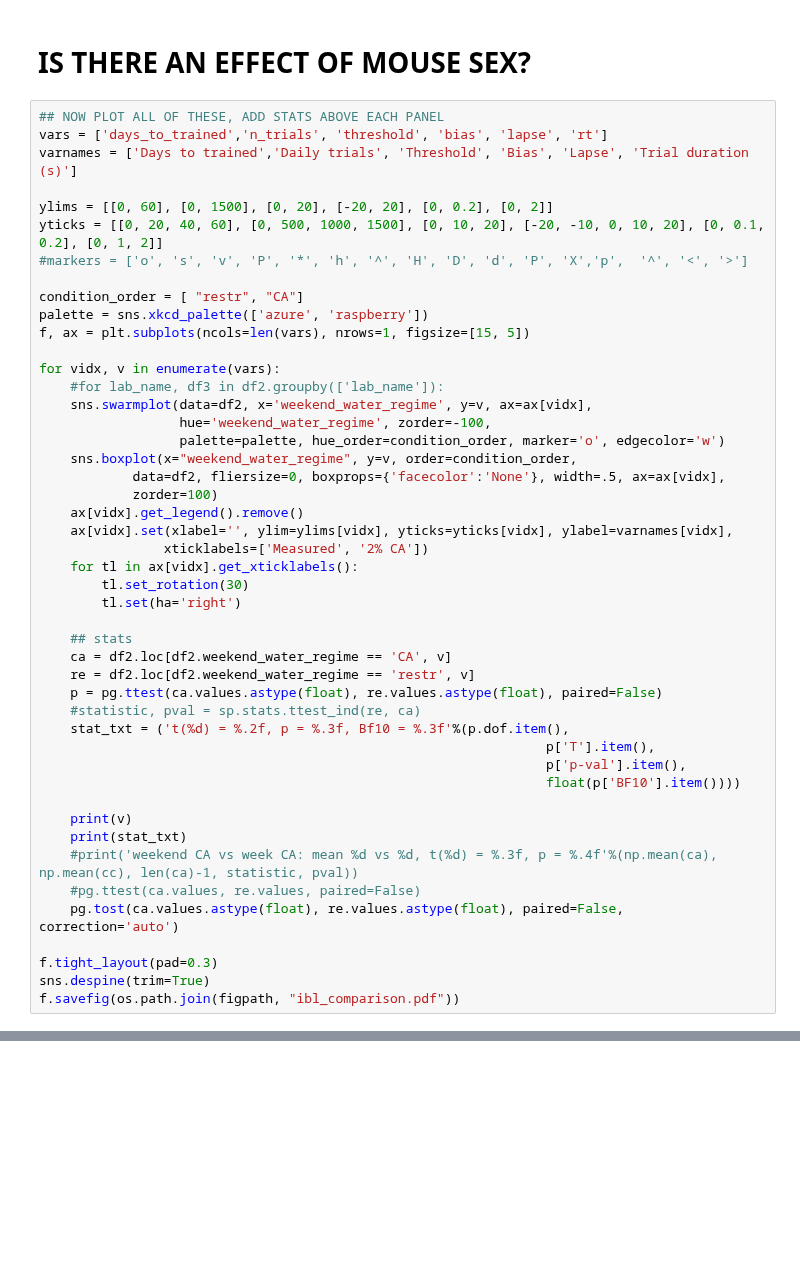
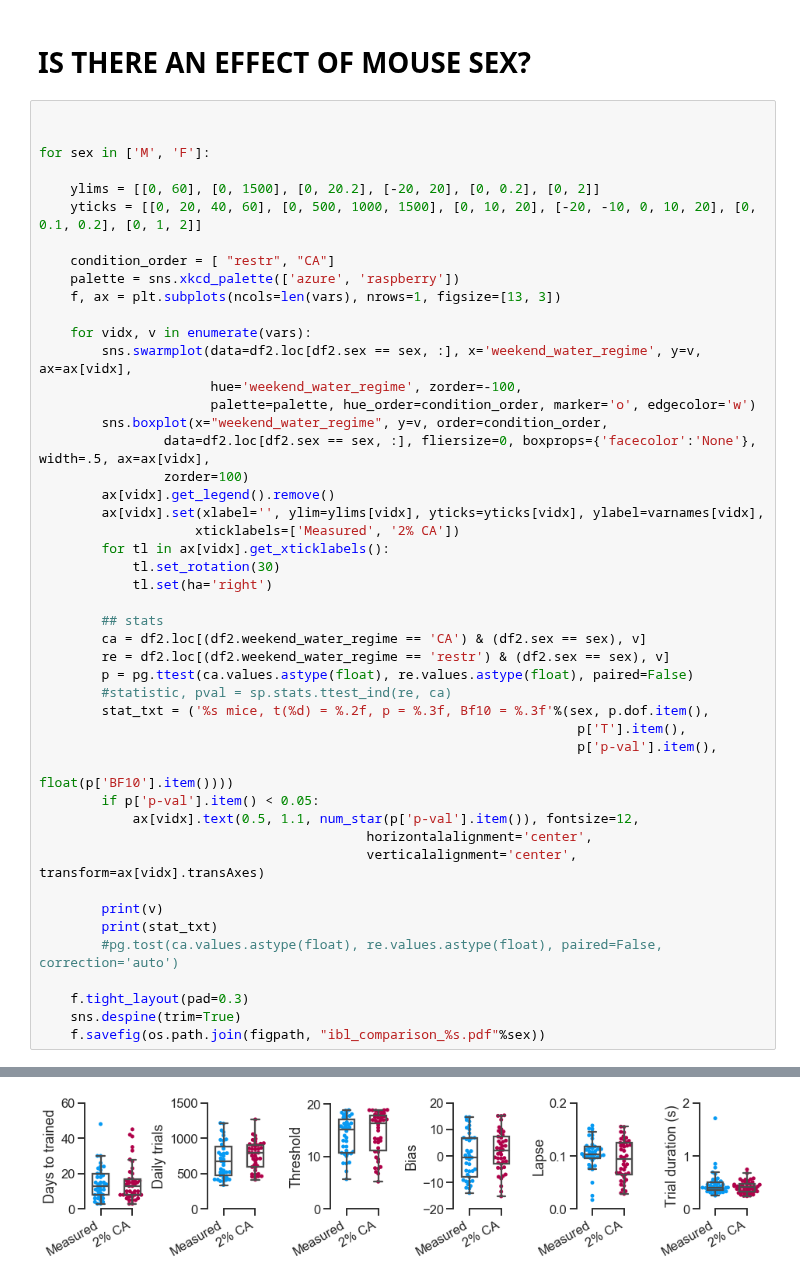
Before and after one commit to int-brain-lab/citricAcid, a Jupyter notebook: ibl_mice.ipynb, the cells around one changed output, grey strips where cells are left out. Drawn from its saved outputs; the diff is of its cells as text; blank space fills up the shorter version.

```diff
--- a/ibl_mice.ipynb
+++ b/ibl_mice.ipynb
@@ -394,49 +456,50 @@ t(128) = -0.03, p = 0.978, Bf10 = 0.184
 # %% [markdown]
 # IS THERE AN EFFECT OF MOUSE SEX?
 # %%
-## NOW PLOT ALL OF THESE, ADD STATS ABOVE EACH PANEL
-vars = ['days_to_trained','n_trials', 'threshold', 'bias', 'lapse', 'rt']
-varnames = ['Days to trained','Daily trials', 'Threshold', 'Bias', 'Lapse', 'Trial duration (s)']
 
-ylims = [[0, 60], [0, 1500], [0, 20], [-20, 20], [0, 0.2], [0, 2]]
-yticks = [[0, 20, 40, 60], [0, 500, 1000, 1500], [0, 10, 20], [-20, -10, 0, 10, 20], [0, 0.1, 0.2], [0, 1, 2]]
-#markers = ['o', 's', 'v', 'P', '*', 'h', '^', 'H', 'D', 'd', 'P', 'X','p',  '^', '<', '>']
 
-condition_order = [ "restr", "CA"]
-palette = sns.xkcd_palette(['azure', 'raspberry'])
-f, ax = plt.subplots(ncols=len(vars), nrows=1, figsize=[15, 5])
+for sex in ['M', 'F']:
 
-for vidx, v in enumerate(vars):
-    #for lab_name, df3 in df2.groupby(['lab_name']):
-    sns.swarmplot(data=df2, x='weekend_water_regime', y=v, ax=ax[vidx],
-                  hue='weekend_water_regime', zorder=-100,
-                  palette=palette, hue_order=condition_order, marker='o', edgecolor='w')
-    sns.boxplot(x="weekend_water_regime", y=v, order=condition_order,
-            data=df2, fliersize=0, boxprops={'facecolor':'None'}, width=.5, ax=ax[vidx],
-            zorder=100)
-    ax[vidx].get_legend().remove()
-    ax[vidx].set(xlabel='', ylim=ylims[vidx], yticks=yticks[vidx], ylabel=varnames[vidx],
-                xticklabels=['Measured', '2% CA'])
-    for tl in ax[vidx].get_xticklabels():
-        tl.set_rotation(30)
-        tl.set(ha='right')
+    ylims = [[0, 60], [0, 1500], [0, 20.2], [-20, 20], [0, 0.2], [0, 2]]
+    yticks = [[0, 20, 40, 60], [0, 500, 1000, 1500], [0, 10, 20], [-20, -10, 0, 10, 20], [0, 0.1, 0.2], [0, 1, 2]]
 
-    ## stats
-    ca = df2.loc[df2.weekend_water_regime == 'CA', v]
-    re = df2.loc[df2.weekend_water_regime == 'restr', v]
-    p = pg.ttest(ca.values.astype(float), re.values.astype(float), paired=False)
-    #statistic, pval = sp.stats.ttest_ind(re, ca)
-    stat_txt = ('t(%d) = %.2f, p = %.3f, Bf10 = %.3f'%(p.dof.item(),
-                                                                 p['T'].item(),
-                                                                 p['p-val'].item(),
-                                                                 float(p['BF10'].item())))
+    condition_order = [ "restr", "CA"]
+    palette = sns.xkcd_palette(['azure', 'raspberry'])
+    f, ax = plt.subplots(ncols=len(vars), nrows=1, figsize=[13, 3])
 
-    print(v)
-    print(stat_txt)
-    #print('weekend CA vs week CA: mean %d vs %d, t(%d) = %.3f, p = %.4f'%(np.mean(ca), np.mean(cc), len(ca)-1, statistic, pval))
-    #pg.ttest(ca.values, re.values, paired=False)
-    pg.tost(ca.values.astype(float), re.values.astype(float), paired=False, correction='auto')
+    for vidx, v in enumerate(vars):
+        sns.swarmplot(data=df2.loc[df2.sex == sex, :], x='weekend_water_regime', y=v, ax=ax[vidx],
+                      hue='weekend_water_regime', zorder=-100,
+                      palette=palette, hue_order=condition_order, marker='o', edgecolor='w')
+        sns.boxplot(x="weekend_water_regime", y=v, order=condition_order,
+                data=df2.loc[df2.sex == sex, :], fliersize=0, boxprops={'facecolor':'None'}, width=.5, ax=ax[vidx],
+                zorder=100)
+        ax[vidx].get_legend().remove()
+        ax[vidx].set(xlabel='', ylim=ylims[vidx], yticks=yticks[vidx], ylabel=varnames[vidx],
+                    xticklabels=['Measured', '2% CA'])
+        for tl in ax[vidx].get_xticklabels():
+            tl.set_rotation(30)
+            tl.set(ha='right')
 
-f.tight_layout(pad=0.3)
-sns.despine(trim=True)
-f.savefig(os.path.join(figpath, "ibl_comparison.pdf"))
+        ## stats
+        ca = df2.loc[(df2.weekend_water_regime == 'CA') & (df2.sex == sex), v]
+        re = df2.loc[(df2.weekend_water_regime == 'restr') & (df2.sex == sex), v]
+        p = pg.ttest(ca.values.astype(float), re.values.astype(float), paired=False)
+        #statistic, pval = sp.stats.ttest_ind(re, ca)
+        stat_txt = ('%s mice, t(%d) = %.2f, p = %.3f, Bf10 = %.3f'%(sex, p.dof.item(),
+                                                                     p['T'].item(),
+                                                                     p['p-val'].item(),
+                                                                     float(p['BF10'].item())))
+        if p['p-val'].item() < 0.05:
+            ax[vidx].text(0.5, 1.1, num_star(p['p-val'].item()), fontsize=12,
+                                          horizontalalignment='center',
+                                          verticalalignment='center', transform=ax[vidx].transAxes)
+
+        print(v)
+        print(stat_txt)
+        #pg.tost(ca.values.astype(float), re.values.astype(float), paired=False, correction='auto')
+
+    f.tight_layout(pad=0.3)
+    sns.despine(trim=True)
+    f.savefig(os.path.join(figpath, "ibl_comparison_%s.pdf"%sex))
+# %% [output]
@@ -442,0 +523 @@ f.savefig(os.path.join(figpath, "ibl_comparison.pdf"))
+[figure, added]
```
Also changed, not shown: parts of 13 cells of this notebook, 14 other files.
